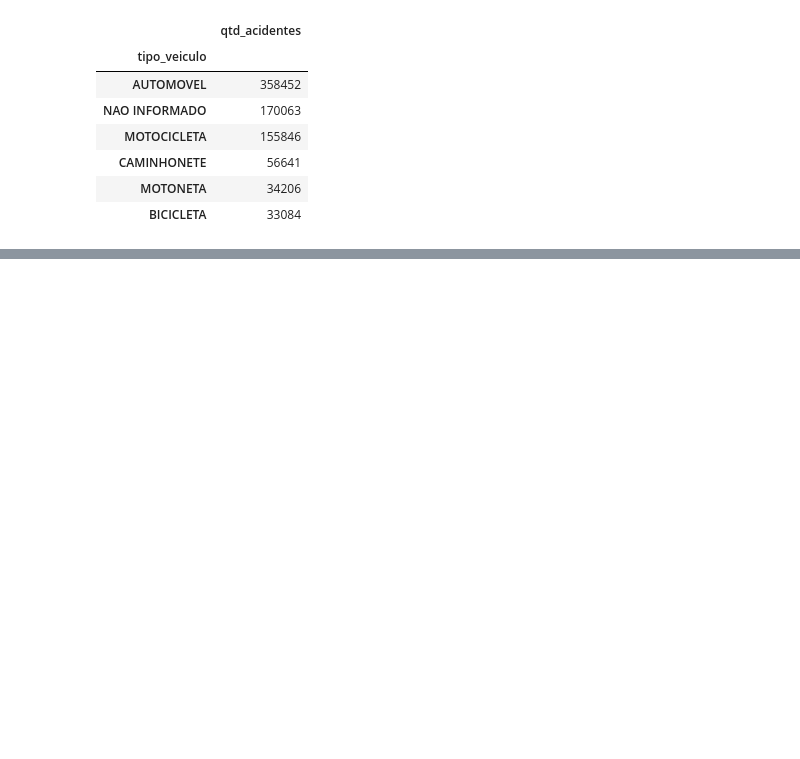
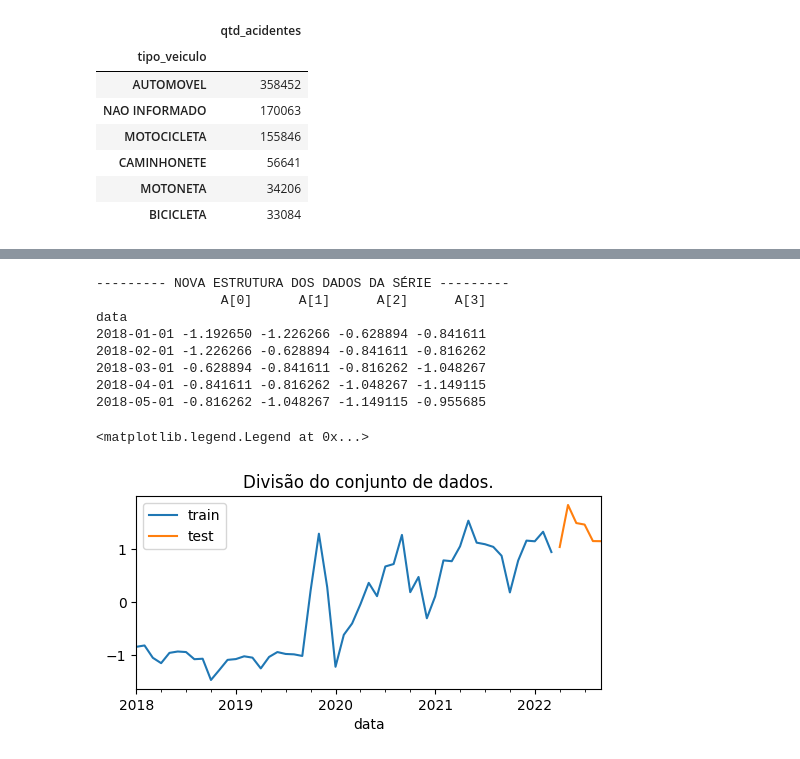
Before and after one commit to lucasstna/trabalho-siad, a Jupyter notebook: analise_dados.ipynb, the cells around one changed output, grey strips where cells are left out. Cells and saved outputs as stored; diff of their text form; code cells hidden in the pictures; blank space fills up the shorter version.

```diff
--- a/analise_dados.ipynb
+++ b/analise_dados.ipynb
@@ -60,9 +47,0 @@ data_df['qtd_acidentes_norm'] = exp_norm
-# %%
-# para treinamento dos dados
-novo_df = pd.DataFrame()
-window_size = 5
-
-for i in range(window_size + 1):
-    novo_df[f'A[{i}]'] = data_df['qtd_acidentes_norm'].shift(-i)
-
-novo_df.head()
@@ -85,3 +47,0 @@ test_size = 6
-# %%
-data_train = novo_df[:-test_size]
-data_test = novo_df[-test_size:]
@@ -237,0 +141,24 @@ ax.legend()
+# %%
+window_size = 3
+novo_df = define_data_structure(data=automovel_data_df, window_size=window_size)
+Y = f'A[{len(novo_df.columns) - 1}]'
+
+test_size = 6
+data_train, data_test = train_test_split(data=novo_df, test_size=test_size)
+
+# série com os conjuntos de treino e teste preparados
+fig, ax = plt.subplots(figsize=(6, 2.5))
+data_train[Y].plot(ax=ax, label='train')
+data_test[Y].plot(ax=ax, label='test', title='Divisão do conjunto de dados.')
+ax.legend()
+# %% [output]
+--------- NOVA ESTRUTURA DOS DADOS DA SÉRIE ---------
+                A[0]      A[1]      A[2]      A[3]
+data
+2018-01-01 -1.192650 -1.226266 -0.628894 -0.841611
+2018-02-01 -1.226266 -0.628894 -0.841611 -0.816262
+2018-03-01 -0.628894 -0.841611 -0.816262 -1.048267
+2018-04-01 -0.841611 -0.816262 -1.048267 -1.149115
+2018-05-01 -0.816262 -1.048267 -1.149115 -0.955685
+<matplotlib.legend.Legend at 0x...>
+[figure, added]
```
Also changed, not shown: parts of 57 cells of this notebook.
